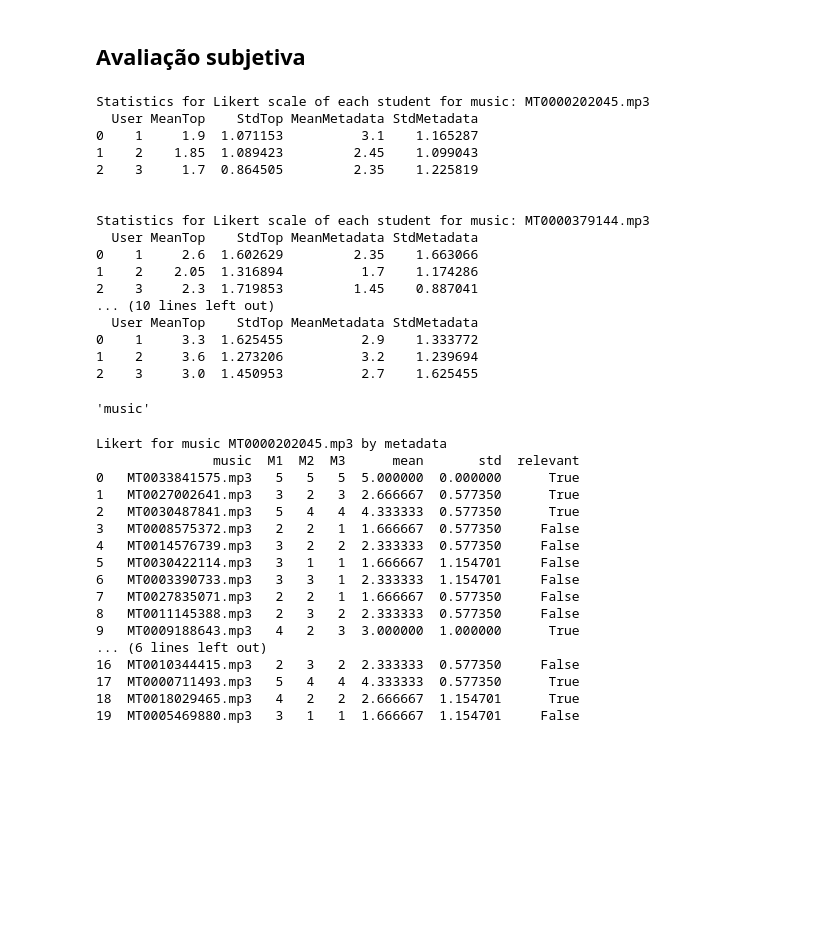
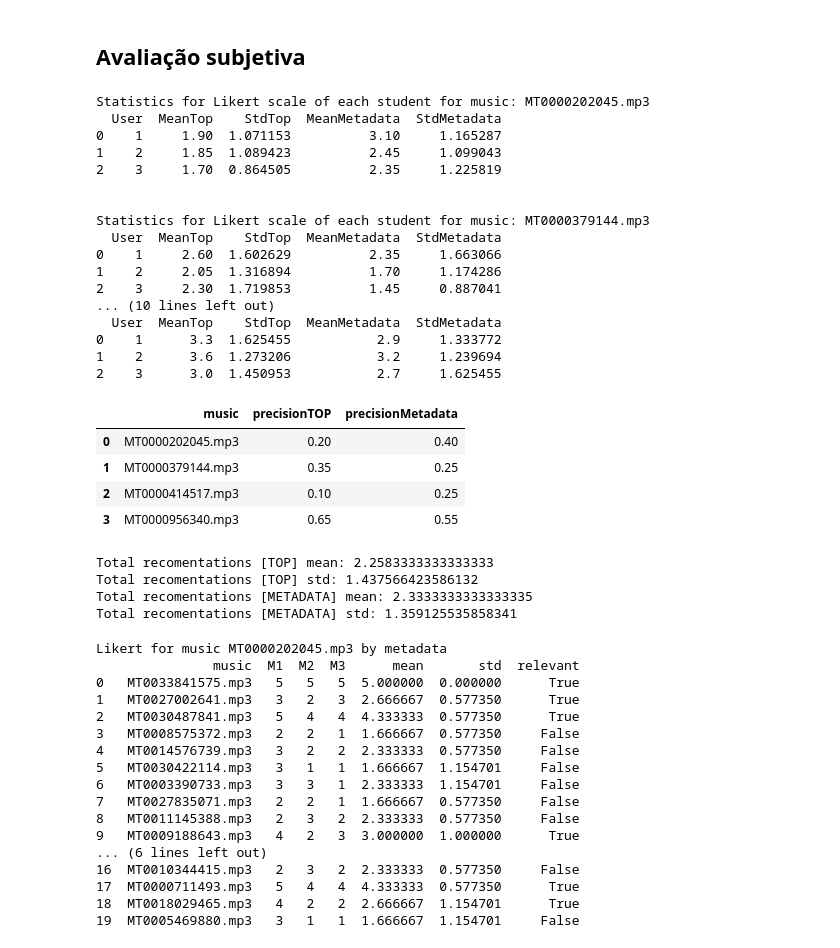
Before and after one commit to SamuelCarinhas/MusicInformationRetrieval, a Jupyter notebook: TP2.ipynb, the cells around one changed output. Cells and saved outputs as stored; diff of their text form; code cells hidden in the pictures; blank space fills up the shorter version.

Commit message:
Add total mean and std

```diff
--- a/TP2.ipynb
+++ b/TP2.ipynb
@@ -328,24 +337,21 @@ def add_std(df, cols):
 # %%
 def calculate_precision(ds):
     return ds.value_counts()[True] / ds.count()
-# %%
-results = pd.DataFrame(columns=['music', 'precisionTOP', 'precisionMetadata'])
 # %%
 def get_likert_scores():
     warnings.filterwarnings("ignore")
     results = pd.DataFrame(columns=['music', 'precisionTOP', 'precisionMetadata'])
-    top_results = pd.DataFrame(columns=['T1', 'T2', 'T3'])
-    metadata_results = pd.DataFrame(columns=['M1', 'M2', 'M3'])
-    sum_top = 0
-    sum_metadata = 0
-    users = 3
     top_size = 20
+    values_metadata = np.zeros((1, 0))
+    values_top = np.zeros((1, 0))
     for music in get_musics('./Queries/'):
         df = pd.read_csv(f'./dataset/results/{music}.csv')
         metadata = df[['M1', 'M2', 'M3']].copy()
         top = df[['T1', 'T2', 'T3']].copy()
-        sum_top += top.sum()
-        sum_metadata += metadata.sum()
+
+        values_metadata = np.append(values_metadata, metadata.to_numpy())
+        values_top = np.append(values_top, top.to_numpy())
+
         add_mean(top, ['T1', 'T2', 'T3'])
         add_std(top,['T1', 'T2', 'T3'])
         add_mean(metadata, ['M1', 'M2', 'M3'])
@@ -375,29 +381,43 @@ def get_likert_scores():
         print('Statistics for Likert scale of each student for music:', music)
         print(users_results)
         print('\n')
-    return results, sum_top/(users*top_size), sum_metadata/(users*top_size)
+    return results, values_metadata, values_top
-# %%
-results, mean_top, mean_metadata = get_likert_scores()
-results
-# %% [output]
-Statistics for Likert scale of each student for music: MT0000202045.mp3
-  User MeanTop    StdTop MeanMetadata StdMetadata
-0    1     1.9  1.071153          3.1    1.165287
-1    2    1.85  1.089423         2.45    1.099043
-2    3     1.7  0.864505         2.35    1.225819
-
-
-Statistics for Likert scale of each student for music: MT0000379144.mp3
-  User MeanTop    StdTop MeanMetadata StdMetadata
-0    1     2.6  1.602629         2.35    1.663066
-1    2    2.05  1.316894          1.7    1.174286
-2    3     2.3  1.719853         1.45    0.887041
-... (10 lines left out)
-  User MeanTop    StdTop MeanMetadata StdMetadata
-0    1     3.3  1.625455          2.9    1.333772
-1    2     3.6  1.273206          3.2    1.239694
-2    3     3.0  1.450953          2.7    1.625455
-'music'
+# %%
+res, values_metadata, values_top = get_likert_scores()
+res
+# %% [output]
+Statistics for Likert scale of each student for music: MT0000202045.mp3
+  User  MeanTop    StdTop  MeanMetadata  StdMetadata
+0    1     1.90  1.071153          3.10     1.165287
+1    2     1.85  1.089423          2.45     1.099043
+2    3     1.70  0.864505          2.35     1.225819
+
+
+Statistics for Likert scale of each student for music: MT0000379144.mp3
+  User  MeanTop    StdTop  MeanMetadata  StdMetadata
+0    1     2.60  1.602629          2.35     1.663066
+1    2     2.05  1.316894          1.70     1.174286
+2    3     2.30  1.719853          1.45     0.887041
+... (10 lines left out)
+  User  MeanTop    StdTop  MeanMetadata  StdMetadata
+0    1      3.3  1.625455           2.9     1.333772
+1    2      3.6  1.273206           3.2     1.239694
+2    3      3.0  1.450953           2.7     1.625455
+|  | music | precisionTOP | precisionMetadata |
+| 0 | MT0000202045.mp3 | 0.20 | 0.40 |
+| 1 | MT0000379144.mp3 | 0.35 | 0.25 |
+| 2 | MT0000414517.mp3 | 0.10 | 0.25 |
+| 3 | MT0000956340.mp3 | 0.65 | 0.55 |
+# %%
+print("Total recomentations [TOP] mean:", values_top.mean())
+print("Total recomentations [TOP] std:", values_top.std())
+print("Total recomentations [METADATA] mean:", values_metadata.mean())
+print("Total recomentations [METADATA] std:", values_metadata.std())
+# %% [output]
+Total recomentations [TOP] mean: 2.2583333333333333
+Total recomentations [TOP] std: 1.437566423586132
+Total recomentations [METADATA] mean: 2.3333333333333335
+Total recomentations [METADATA] std: 1.359125535858341
 # %%
 print('Likert for music MT0000202045.mp3 by metadata')
 print(pd.read_csv('./dataset/results/MT0000202045.mp3_metadata.csv'))
```
Also changed, not shown: parts of 7 cells of this notebook, 8 other files.
